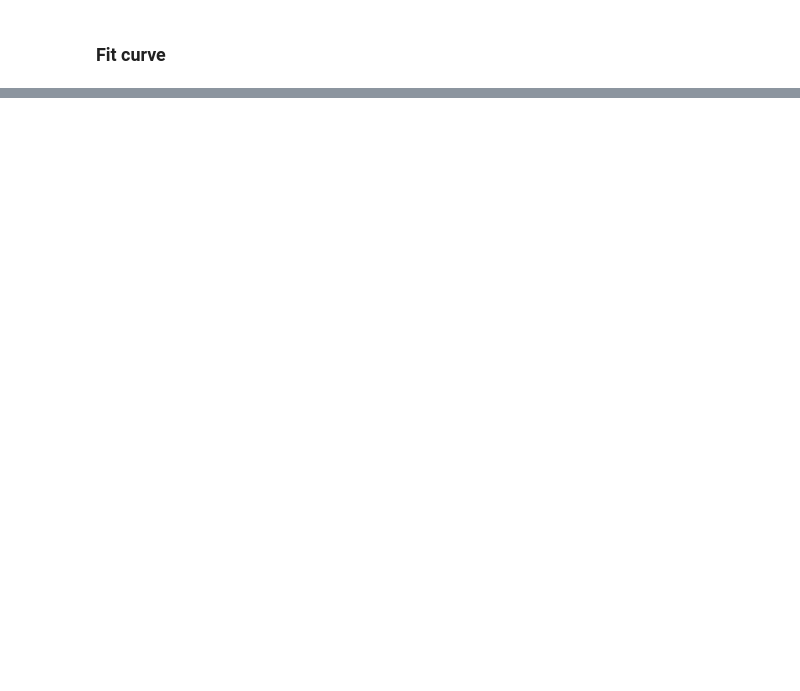
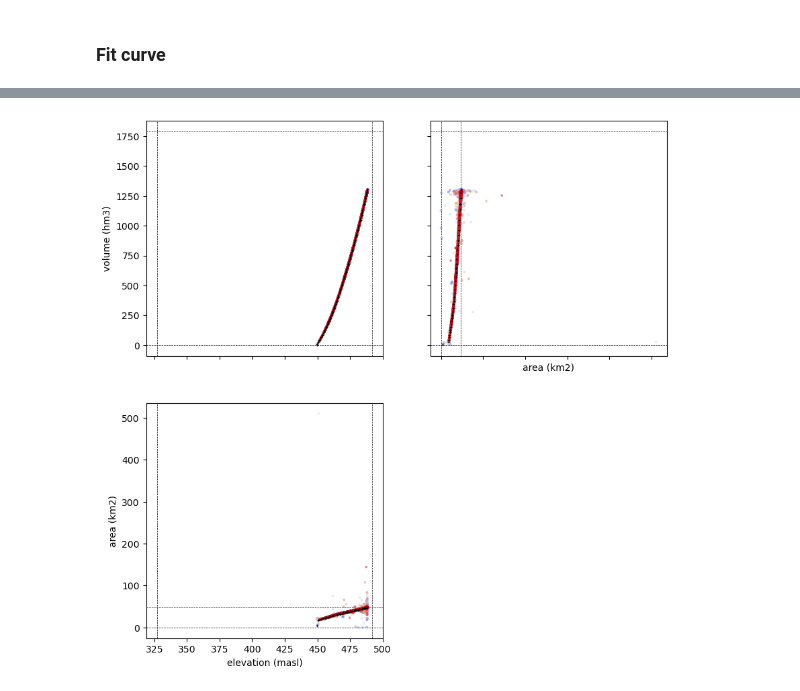
Before and after one commit to casadoj/lisflood-reservoirs, a Jupyter notebook: notebook/GlobalWaterWatch/reservoir_curves.ipynb, the cells around one changed output, grey strips where cells are left out. Cells and saved outputs as stored; diff of their text form; code cells hidden in the pictures; blank space fills up the shorter version.

```diff
--- a/notebook/GlobalWaterWatch/reservoir_curves.ipynb
+++ b/notebook/GlobalWaterWatch/reservoir_curves.ipynb
@@ -200,0 +499,4 @@ for j, var_x in enumerate(['elevation', 'area']):
+# %%
+fig, axes = reservoir_curve.plot(attrs=gdw.loc[grand_id], obs=obs)
+# %% [output]
+[figure, added]
```
Also changed, not shown: parts of 20 cells of this notebook.
